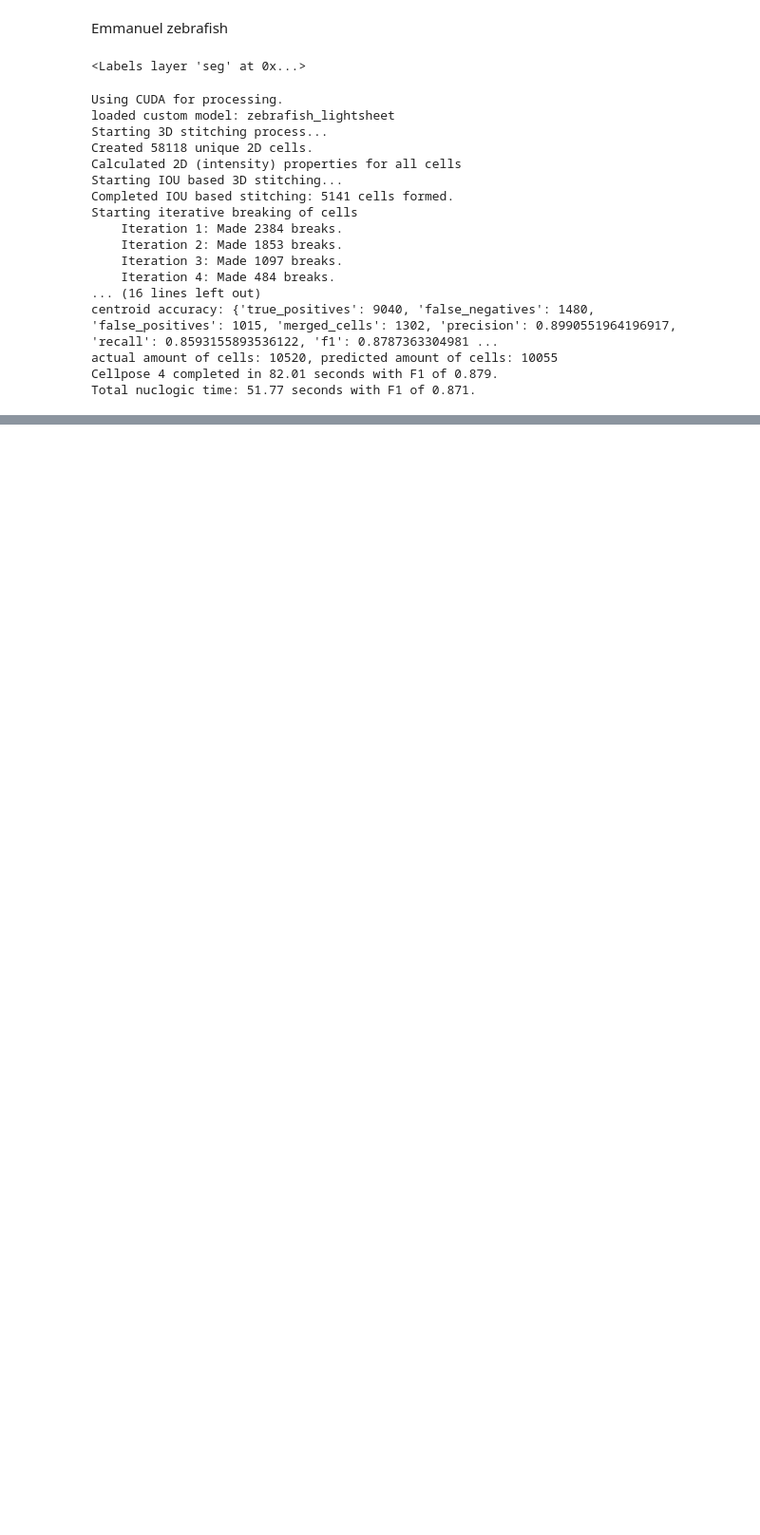
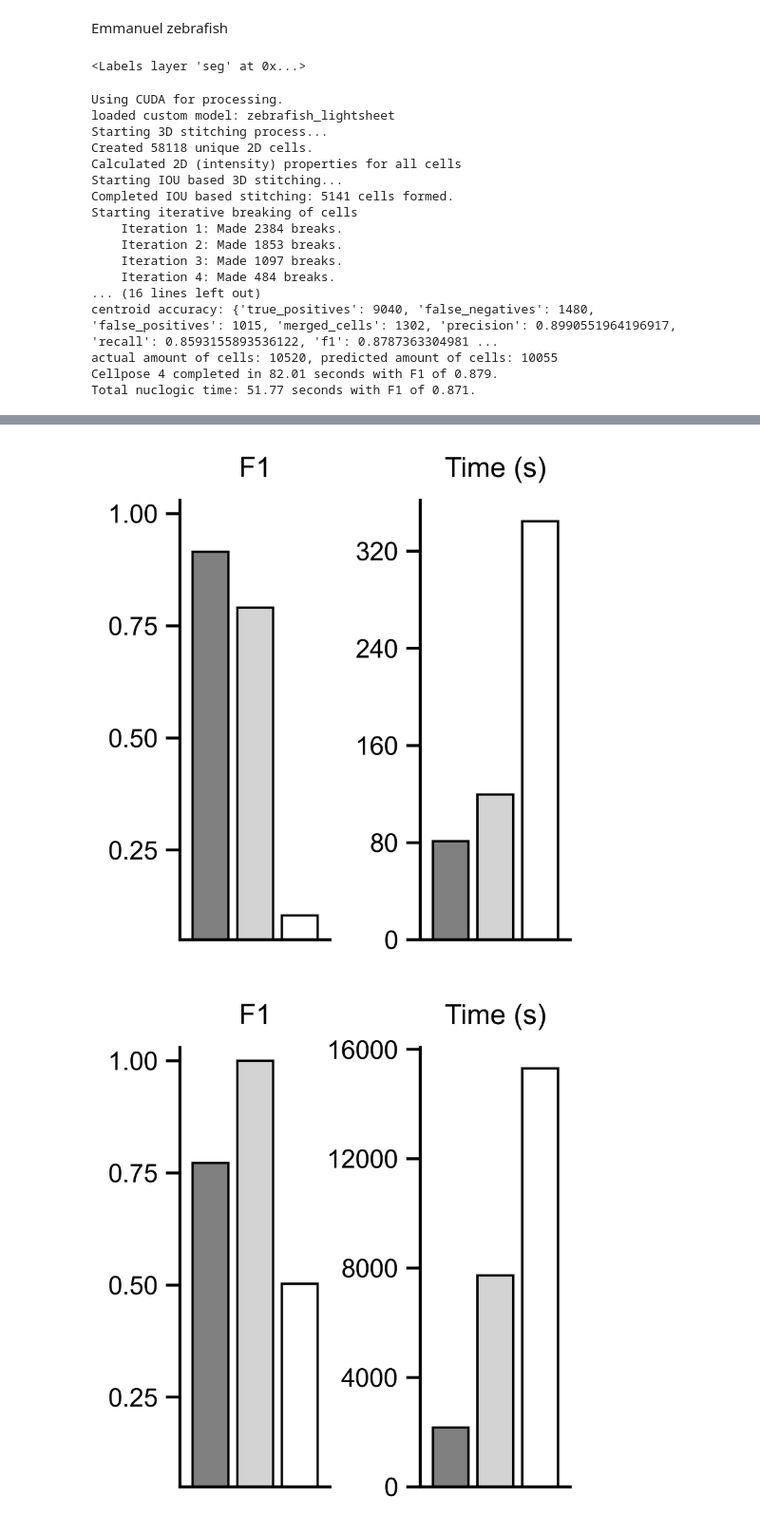
Before and after one commit to SuijkerbuijkLab/NucLogic, a Jupyter notebook: miscellaneous/paper_figures.ipynb, the cells around one changed output, grey strips where cells are left out. Shown at 95% size. Drawn from its saved outputs; the diff is of its cells as text; code cells hidden in the pictures; blank space fills up the shorter version.

```diff
--- a/miscellaneous/paper_figures.ipynb
+++ b/miscellaneous/paper_figures.ipynb
@@ -2666,0 +2655,71 @@ Cellpose 4 results after removing outside cells: {'true_positives': 6576, 'false
+# %%
+import matplotlib.pyplot as plt
+import seaborn as sns
+import pandas as pd
+from matplotlib.ticker import MaxNLocator
+import os
+import numpy as np
+from scipy.stats import ttest_ind
+
+input_directory = r"C:\Users\6331823\OneDrive - Universiteit Utrecht\PhD\Suijkerbuijk, S.J.E. (Saskia)'s files - Sebastian van Dijk\Manuscript van Dijk NucLogic\Data"
+results = pd.read_csv(os.path.join(input_directory, "emmanuel_results_cp.tsv"), sep="\t")
+methods = ["NucLogic", "Cellpose 4", "u-Segment3D"]
+results["method"] = results["method"].replace({"nuclogic": "NucLogic", "cellpose4": "Cellpose 4", "stardist": "StarDist", "usegment3d": "u-Segment3D"})
+metrics = ["f1", "total_time"]
+method_colors = {"NucLogic": "gray", "Cellpose 4": "lightgray", "u-Segment3D": "white"}
+sns.set_theme(context="notebook", style="white", rc={
+    "text.color":       "black",   # generic text (annotations, legend)
+    "axes.labelcolor":  "black",   # x/y axis labels
+    "axes.titlecolor":  "black",   # titles
+    "xtick.color":      "black",   # x tick MARKS + numbers
+    "ytick.color":      "black",   # y tick MARKS + numbers
+    "axes.edgecolor":   "black",   # spines (optional, if those look gray too)
+})
+# mean + sd per method (sd needs >1 sample per method; otherwise NaN -> no error bar)
+#
+for sample in results["sample"].unique():
+    sample_results = results[results["sample"] == sample]
+    agg = sample_results.groupby("method")[metrics].agg(["mean", "std"])
+
+    x = np.arange(len(methods))          # one group center per method
+    color =  "black"
+
+    fig, axes = plt.subplots(
+        figsize=(3, 3.4),
+        dpi=600,
+        ncols=2,
+        gridspec_kw={"width_ratios": [1,1], "wspace": 0.6},
+    )
+
+
+    for i, metric in enumerate(metrics):
+            means = [agg.loc[m, (metric, "mean")] for m in methods]
+            sds   = [agg.loc[m, (metric, "std")]  for m in methods]
+            axes[i].bar(x=methods, height=means, capsize=4, linewidth=1,
+                    label="Time", color=[method_colors[m] for m in methods], edgecolor=color) # offset a little bit to the right so it doesn't overlap with the score bars
+
+            axes[i].yaxis.set_major_locator(MaxNLocator(nbins=5, integer=True))
+            axes[i].set_xticklabels("")
+            axes[i].spines["top"].set_visible(False)
+            axes[i].spines["right"].set_visible(False)
+
+            axes[i].tick_params(left=True, bottom=False)
+            axes[i].tick_params(axis="x", pad=-2)   # smaller/negative = labels move up
+            axes[i].margins(x=0.1)
+            axes[i].set_ylabel("")
+
+
+            if i == 0:
+                    axes[i].set_title("F1", pad=10)
+                    axes[i].set_ylim(0.05, 1.03)
+                    axes[i].yaxis.set_major_locator(MaxNLocator(nbins=4))
+            else:
+                    axes[i].set_title("Time (s)", pad=10)
+                    # axes[i].set_ylim(0, 2500)
+
+    figure_folder = os.path.join(r"C:\Users\6331823\OneDrive - Universiteit Utrecht\PhD\Suijkerbuijk, S.J.E. (Saskia)'s files - Sebastian van Dijk\Manuscript van Dijk NucLogic\Figures")
+    plt.savefig(os.path.join(figure_folder, f"emmanuel_{sample}.eps"), dpi=600, bbox_inches="tight")
+    plt.show()
+# %% [output]
+[figure, added]
+[figure, added]
```
Also changed, not shown: parts of 26 cells of this notebook, 5 other files.
